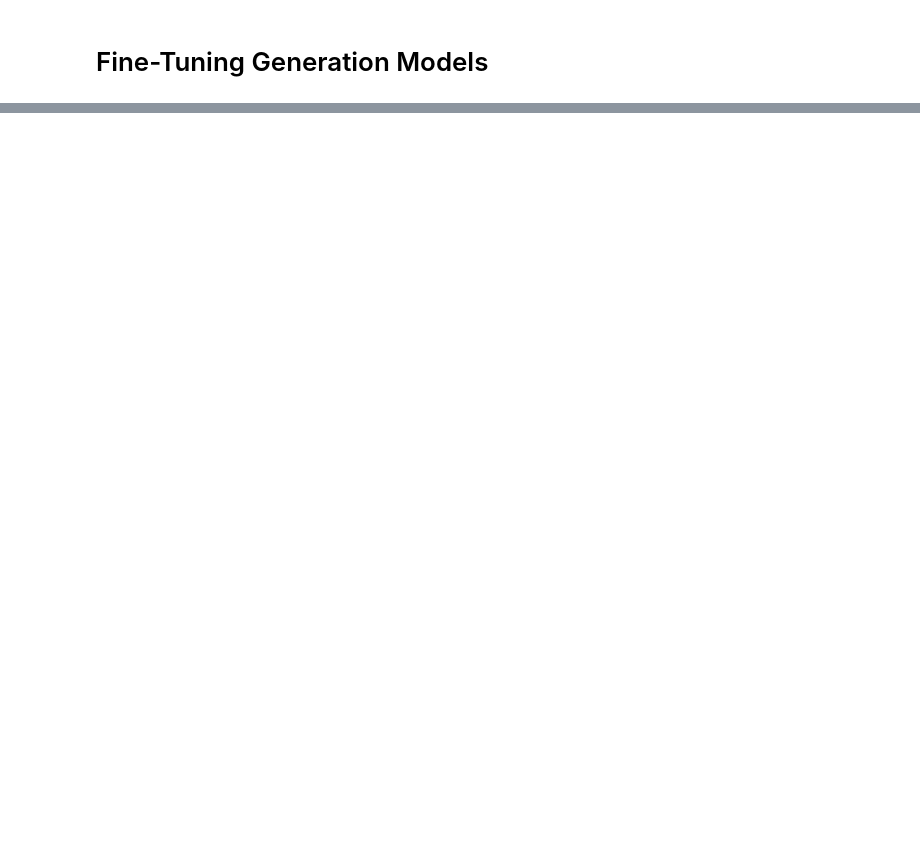
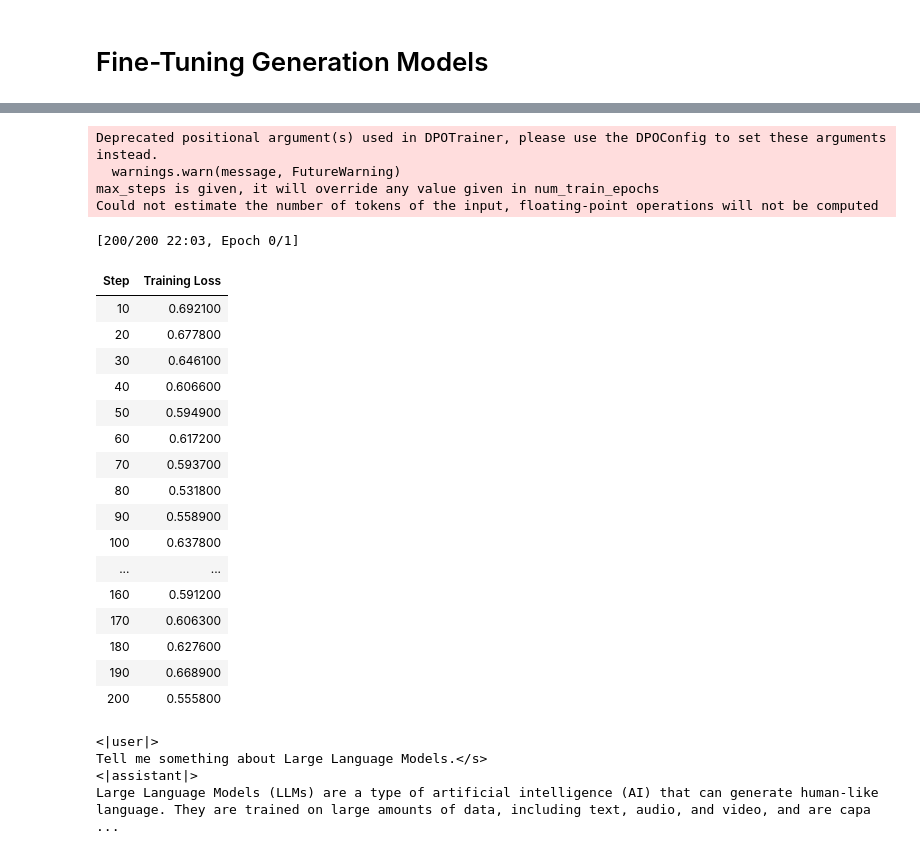
Before and after one commit to kvpratama/gen-ai-playground, a Jupyter notebook: handson-llm/chapter12.ipynb, the cells around one changed output, grey strips where cells are left out. Saved outputs shown, nothing was run; the diff lists cells and outputs as text; code cells hidden in the pictures; blank space fills up the shorter version.

```diff
--- a/handson-llm/chapter12.ipynb
+++ b/handson-llm/chapter12.ipynb
@@ -39,0 +287,63 @@ print(dataset["text"][2576])
+# %%
+from trl import DPOConfig
+
+output_dir = "./results"
+
+# Training arguments
+training_arguments = DPOConfig(
+    output_dir=output_dir,
+    per_device_train_batch_size=2,
+    gradient_accumulation_steps=4,
+    optim="paged_adamw_32bit",
+    learning_rate=1e-5,
+    lr_scheduler_type="cosine",
+    max_steps=200,
+    logging_steps=10,
+    fp16=True,
+    gradient_checkpointing=True,
+    warmup_ratio=0.1,
+    report_to="none",
+)
+# %%
+from trl import DPOTrainer
+
+# Create DPO trainer
+dpo_trainer = DPOTrainer(
+    model,
+    args=training_arguments,
+    train_dataset=dpo_dataset,
+    tokenizer=tokenizer,
+    peft_config=peft_config,
+    beta=0.1,
+    max_prompt_length=512,
+    max_length=512,
+)
+
+# Fine-tune model with DPO
+dpo_trainer.train()
+
+# Save adapter
+dpo_trainer.model.save_pretrained("TinyLlama-1.1B-dpo-qlora")
+# %% [output]
+Deprecated positional argument(s) used in DPOTrainer, please use the DPOConfig to set these arguments instead.
+  warnings.warn(message, FutureWarning)
+max_steps is given, it will override any value given in num_train_epochs
+Could not estimate the number of tokens of the input, floating-point operations will not be computed
+[200/200 22:03, Epoch 0/1]
+| Step | Training Loss |
+| 10 | 0.692100 |
+| 20 | 0.677800 |
+| 30 | 0.646100 |
+| 40 | 0.606600 |
+| 50 | 0.594900 |
+| 60 | 0.617200 |
+| 70 | 0.593700 |
+| 80 | 0.531800 |
+| 90 | 0.558900 |
+| 100 | 0.637800 |
+| ... | ... |
+| 160 | 0.591200 |
+| 170 | 0.606300 |
+| 180 | 0.627600 |
+| 190 | 0.668900 |
+| 200 | 0.555800 |
@@ -39,0 +368,17 @@ print(dataset["text"][2576])
+# %%
+from transformers import pipeline
+
+# Use our predefined prompt template
+prompt = """<|user|>
+Tell me something about Large Language Models.</s>
+<|assistant|>
+"""
+
+# Run our instruction-tuned model
+pipe = pipeline(task="text-generation", model=dpo_model, tokenizer=tokenizer)
+print(pipe(prompt)[0]["generated_text"])
+# %% [output]
+<|user|>
+Tell me something about Large Language Models.</s>
+<|assistant|>
+Large Language Models (LLMs) are a type of artificial intelligence (AI) that can generate human-like language. They are trained on large amounts of data, including text, audio, and video, and are capa ...
```
Also changed, not shown: parts of 18 cells of this notebook.
